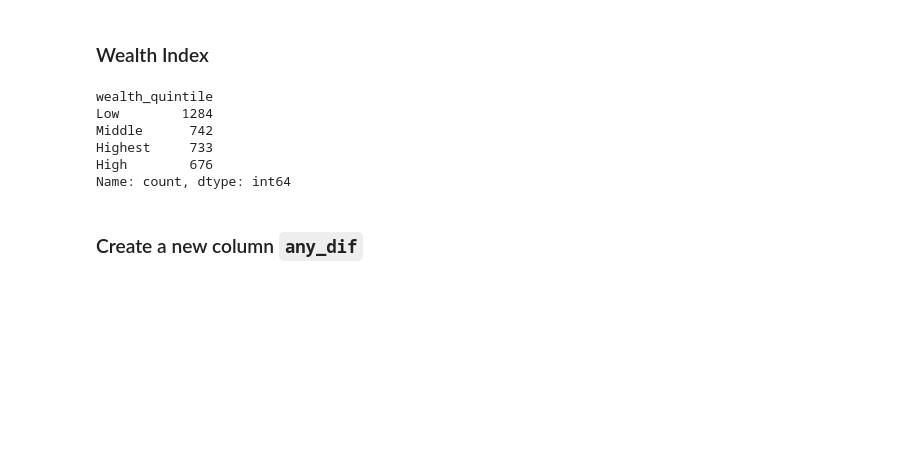
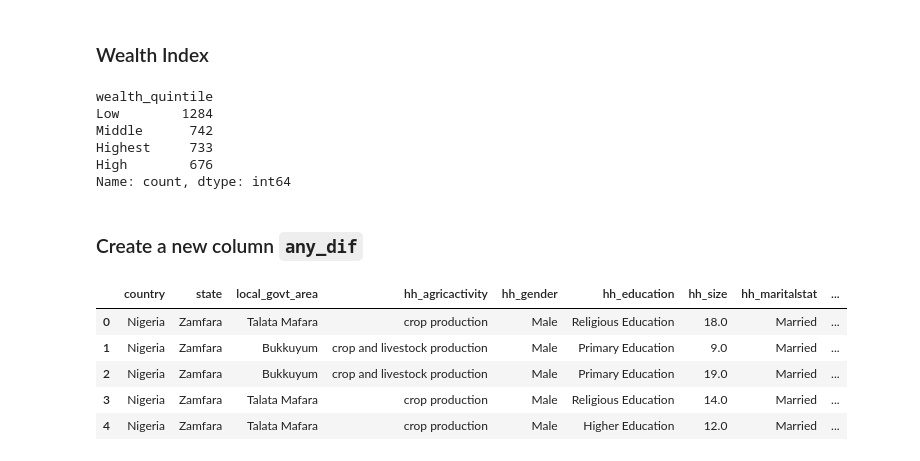
Before and after one commit to decorouz/Food_Insecurity_Indicators_Analysis, a Jupyter notebook: notebooks/2_eda.ipynb, the cells around one changed output. Cells and saved outputs as stored; diff of their text form; code cells hidden in the pictures; blank space fills up the shorter version.

```diff
--- a/notebooks/2_eda.ipynb
+++ b/notebooks/2_eda.ipynb
@@ -3026,3 +3090,12 @@ any_dif = np.any(df[["any_proddiff", "any_salediff"]].values == "Yes", axis=1)
 df.loc[:, "any_dif"] = np.where(any_dif, 1.0, 0.0)
 # %%
 df.to_csv("../data/26052024_model_ready_data", index=False)
+# %%
+df.head()
+# %% [output]
+|  | country | state | local_govt_area | hh_agricactivity | hh_gender | hh_education | hh_size | hh_maritalstat | ... |
+| 0 | Nigeria | Zamfara | Talata Mafara | crop production | Male | Religious Education | 18.0 | Married | ... |
+| 1 | Nigeria | Zamfara | Bukkuyum | crop and livestock production | Male | Primary Education | 9.0 | Married | ... |
+| 2 | Nigeria | Zamfara | Bukkuyum | crop and livestock production | Male | Primary Education | 19.0 | Married | ... |
+| 3 | Nigeria | Zamfara | Talata Mafara | crop production | Male | Religious Education | 14.0 | Married | ... |
+| 4 | Nigeria | Zamfara | Talata Mafara | crop production | Male | Higher Education | 12.0 | Married | ... |
```
Also changed, not shown: parts of 9 cells of this notebook.
